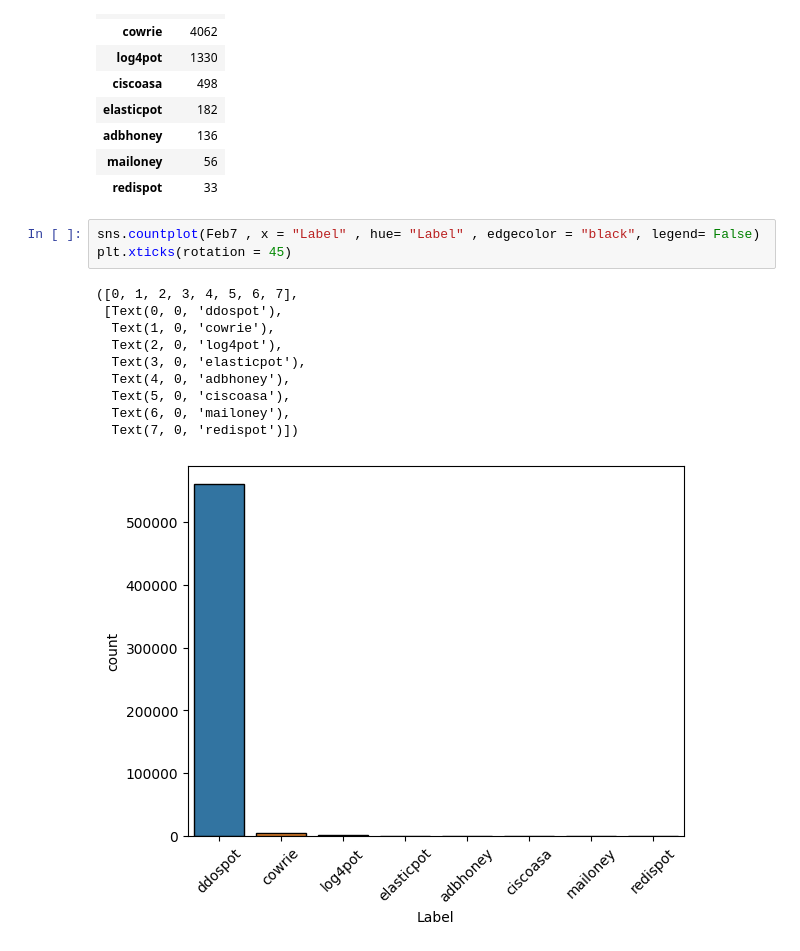
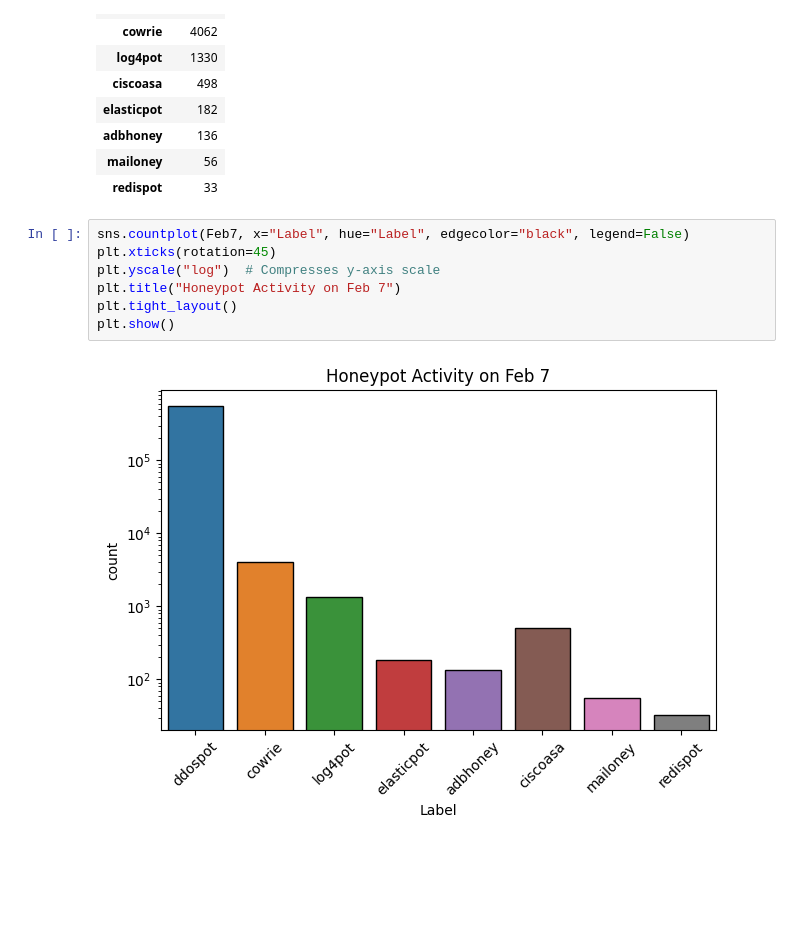
Before and after one commit to Totally-Kyle/The-CyberChase, a Jupyter notebook: EDA.ipynb, the cells around one changed output. Drawn from its saved outputs; the diff is of its cells as text; blank space fills up the shorter version.

```diff
--- a/EDA.ipynb
+++ b/EDA.ipynb
@@ -94,16 +94,11 @@ Feb7['Label'].value_counts().to_frame()
 | mailoney | 56 |
 | redispot | 33 |
 # %%
-sns.countplot(Feb7 , x = "Label" , hue= "Label" , edgecolor = "black", legend= False)
-plt.xticks(rotation = 45)
+sns.countplot(Feb7, x="Label", hue="Label", edgecolor="black", legend=False)
+plt.xticks(rotation=45)
+plt.yscale("log")  # Compresses y-axis scale
+plt.title("Honeypot Activity on Feb 7")
+plt.tight_layout()
+plt.show()
 # %% [output]
-([0, 1, 2, 3, 4, 5, 6, 7],
- [Text(0, 0, 'ddospot'),
-  Text(1, 0, 'cowrie'),
-  Text(2, 0, 'log4pot'),
-  Text(3, 0, 'elasticpot'),
-  Text(4, 0, 'adbhoney'),
-  Text(5, 0, 'ciscoasa'),
-  Text(6, 0, 'mailoney'),
-  Text(7, 0, 'redispot')])
-[figure, old version]
+[figure, new version]
```
